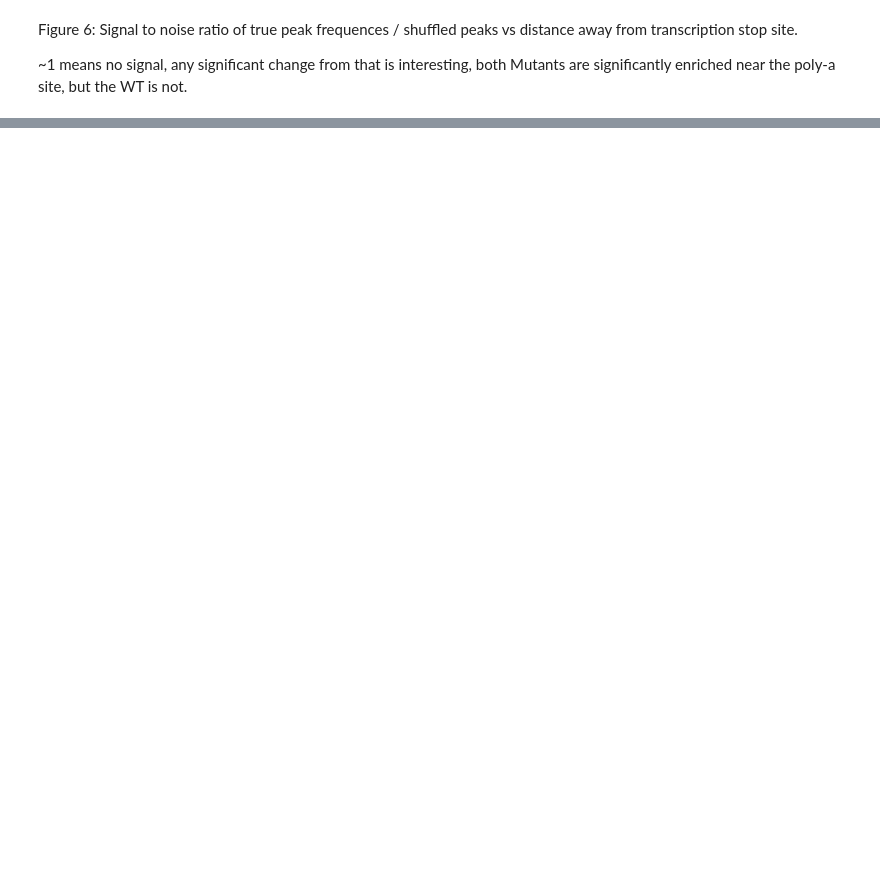
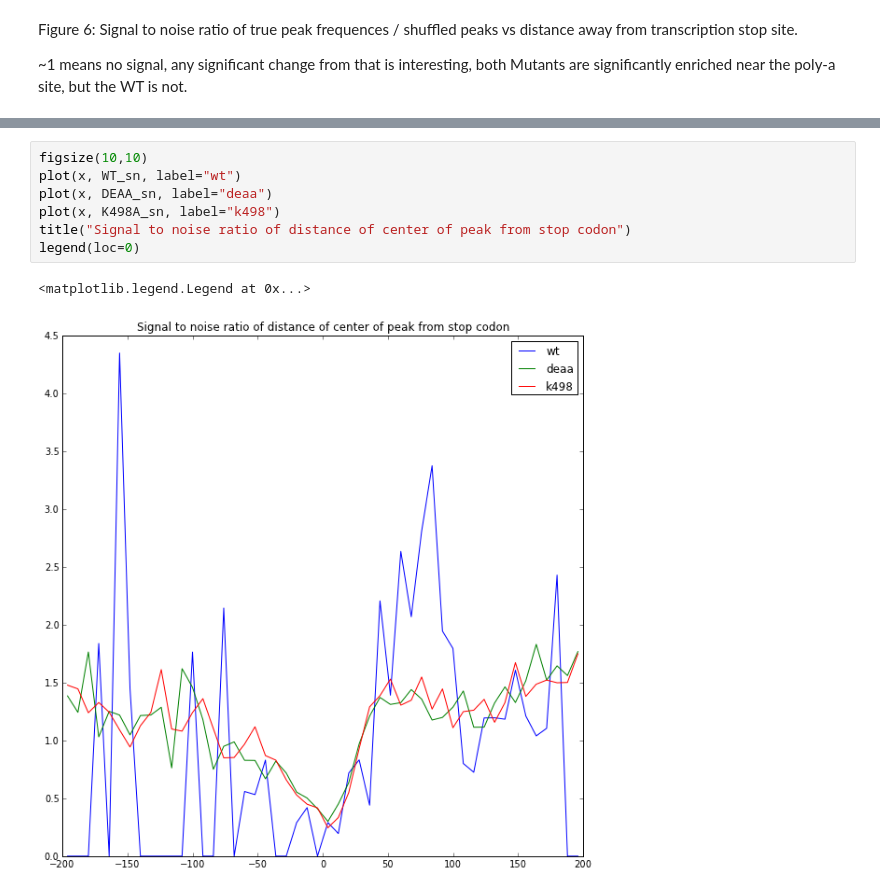
Before and after one commit to gpratt/iPython_Notebook, a Jupyter notebook: UPF1 Figure 1.ipynb, the cells around one changed output, grey strips where cells are left out. Drawn from its saved outputs; the diff is of its cells as text; blank space fills up the shorter version.

```diff
--- a/UPF1 Figure 1.ipynb
+++ b/UPF1 Figure 1.ipynb
@@ -303,0 +360,10 @@ array([ nan,  nan,  nan,  nan,  nan,  nan,  nan,  nan,  nan,  nan,  nan,
+# %%
+figsize(10,10)
+plot(x, WT_sn, label="wt")
+plot(x, DEAA_sn, label="deaa")
+plot(x, K498A_sn, label="k498")
+title("Signal to noise ratio of distance of center of peak from stop codon")
+legend(loc=0)
+# %% [output]
+<matplotlib.legend.Legend at 0x...>
+[figure, added]
```
Also changed, not shown: parts of 14 cells of this notebook.
